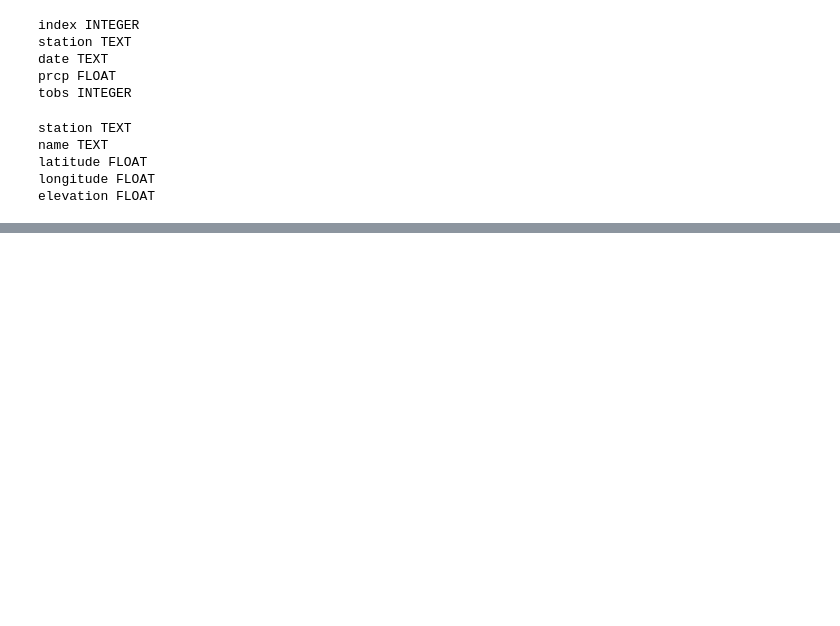
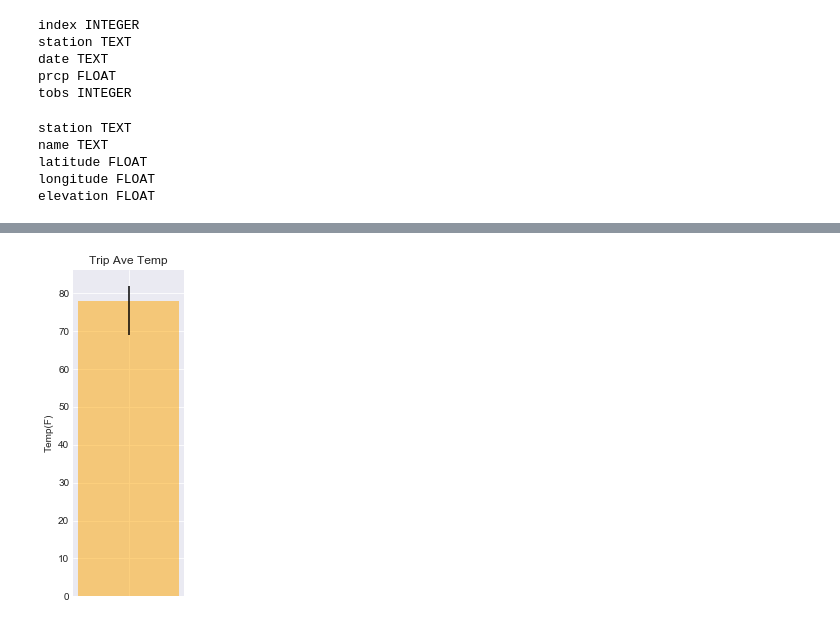
Before and after one commit to ZL14E161110/HW11---Adv-Data-Storage-Retrieval, a Jupyter notebook: 3.climate_analysis.ipynb, the cells around one changed output, grey strips where cells are left out. Saved outputs shown, nothing was run; the diff lists cells and outputs as text; code cells hidden in the pictures; blank space fills up the shorter version.

```diff
--- a/3.climate_analysis.ipynb
+++ b/3.climate_analysis.ipynb
@@ -80,0 +233,22 @@ elevation FLOAT
+# %%
+# Plot the min, avg, and max temperature from your previous query as a bar chart.
+## Use the average temperature as the bar height.
+## Use the peak-to-peak (tmax-tmin) value as the y error bar (yerr).
+
+TAve = TempStat['avg_1']
+TMax = TempStat['max_1']
+TMin = TempStat['min_1']
+
+x = np.arange(1,2)
+sns.set_style(style="darkgrid")
+width =0.1
+plt.figure(figsize=(2,6))
+plt.bar(x,TAve,width,linewidth=10,alpha=0.5, tick_label="", color="orange",yerr=(TAve-TMin,TMax-TAve))
+
+plt.title("Trip Ave Temp")
+
+plt.ylabel("Temp(F)")
+plt.savefig("3c.Trip_Ave_Temp.png")
+plt.show()
+# %% [output]
+[figure, added]
```
Also changed, not shown: parts of 14 cells of this notebook, 3 other files.
